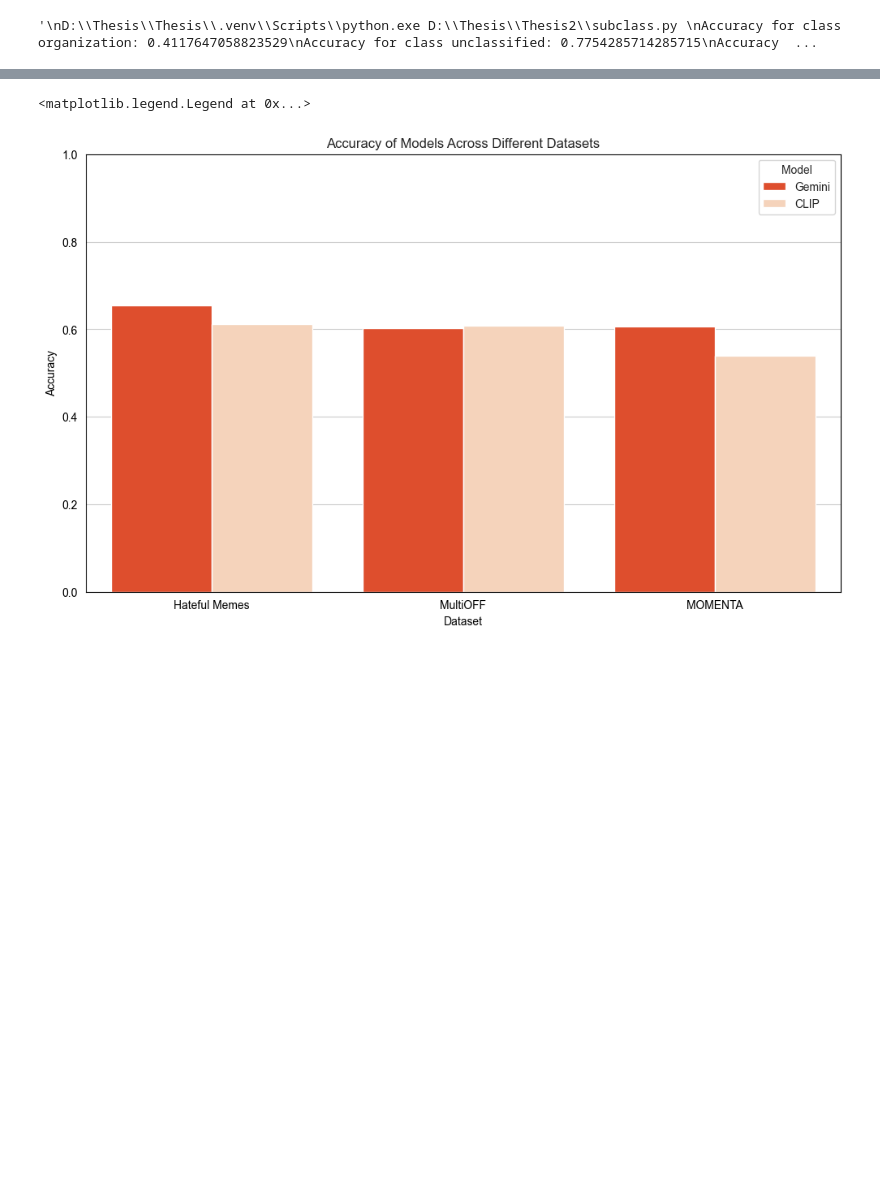
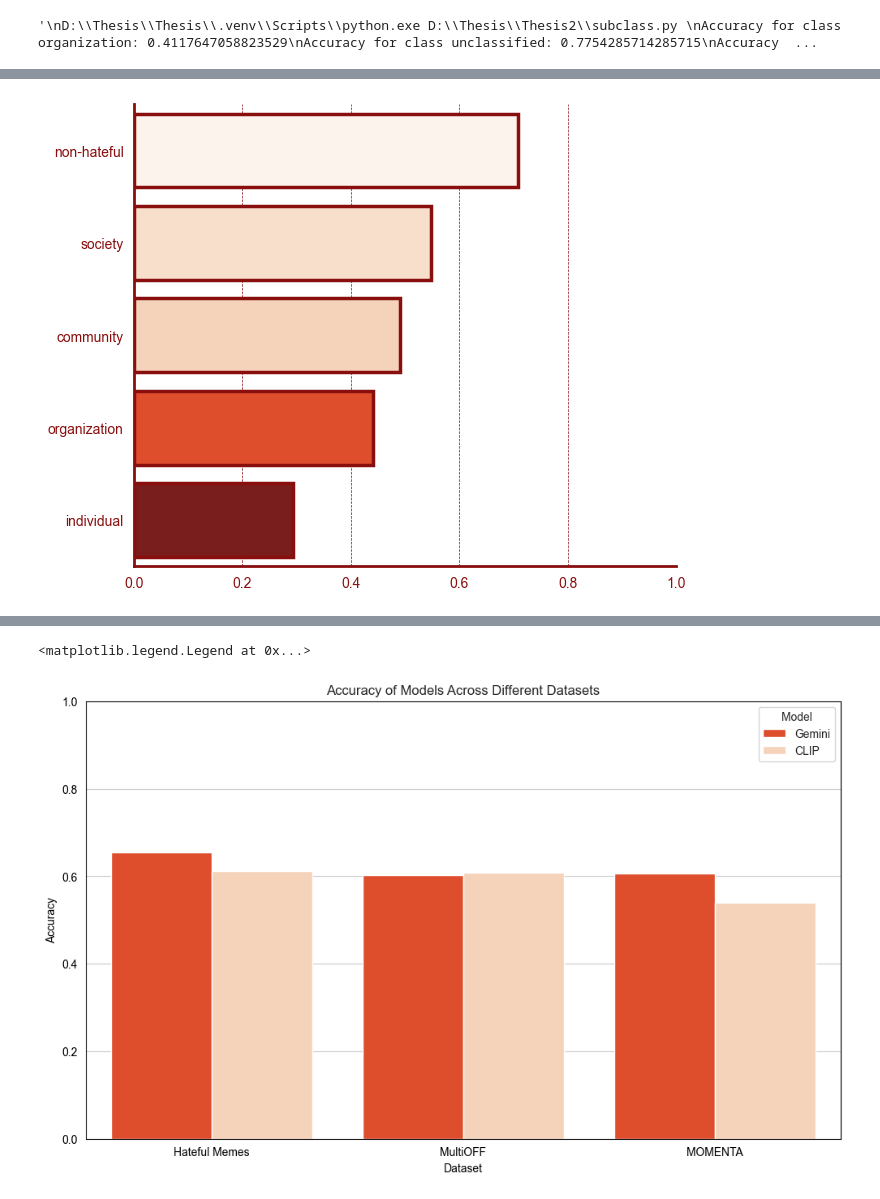
Before and after one commit to AlojzyPrzecinak/Thesis2, a Jupyter notebook: plots.ipynb, the cells around one changed output, grey strips where cells are left out. Drawn from its saved outputs; the diff is of its cells as text; code cells hidden in the pictures; blank space fills up the shorter version.

```diff
--- a/plots.ipynb
+++ b/plots.ipynb
@@ -263,0 +383,55 @@ Process finished with exit code 0
+# %%
+# Data
+'''Accuracy for organization: 44.12%
+Accuracy for None: 70.86%
+Accuracy for individual: 29.35%
+Accuracy for community: 49.14%
+Accuracy for society: 54.88%
+'''
+data = {
+    'Model': ['CLIP', 'CLIP', 'CLIP', 'CLIP', 'CLIP'],
+    'Target': ['organization', 'non-hateful', 'individual', 'community', 'society'],
+    'Accuracy': [0.4412, 0.7086, 0.2935, 0.4914, 0.5488]
+}
+df= pd.DataFrame(data)
+
+# Sort DataFrame by 'Accuracy' in descending order
+df_sorted = df.sort_values(by='Accuracy', ascending=False)
+# Define color palette according to accuracy sorted from lowest to highest
+color_palette = ['#FFF3EA', '#FFDEC5', '#FFD2B1', '#FC3C0F', '#890E0E']
+
+# Make a bar plot
+plt.figure(figsize=(7, 6))
+ax = sns.barplot(
+    data=df_sorted,
+    x='Accuracy',
+    edgecolor='#890E0E',  # Set the color of the bar edges
+    linewidth=2.5,  # Set the thickness of the bar edges
+    y='Target',
+    palette=color_palette,
+    hue='Target'
+)
+
+ax.set_ylabel('')  # Remove y-axis label
+ax.set_title('')  # Remove the title
+ax.set_xlabel('')  # Remove x-axis label
+ax.set_ylabel('')  # Remove y-axis label
+#ax.set_yticklabels([])  # Remove x-axis tick labels
+ax.set_xlim(0.0, 1.0)  # Set the x-axis limits
+# Thicken the axes lines
+for spine in ax.spines.values():
+    spine.set_linewidth(2)  # Set the thickness of the axes lines
+# Set horizontal grid lines to be dotted
+ax.xaxis.grid(True, linestyle='--', linewidth=0.5)
+
+# Remove top and right spines
+ax.spines['top'].set_visible(False)  # Hide the top spine
+ax.spines['right'].set_visible(False)  # Hide the right spine
+#ax.legend().remove()
+
+# Save the figure as an SVG file
+plt.savefig('plots/CLIP2.svg', format='svg', transparent=True)
+#plt.title('Accuracy by Target with Custom Colors')
+plt.show()
+# %% [output]
+[figure, added]
```
Also changed, not shown: parts of 6 cells of this notebook, 1 other file.
